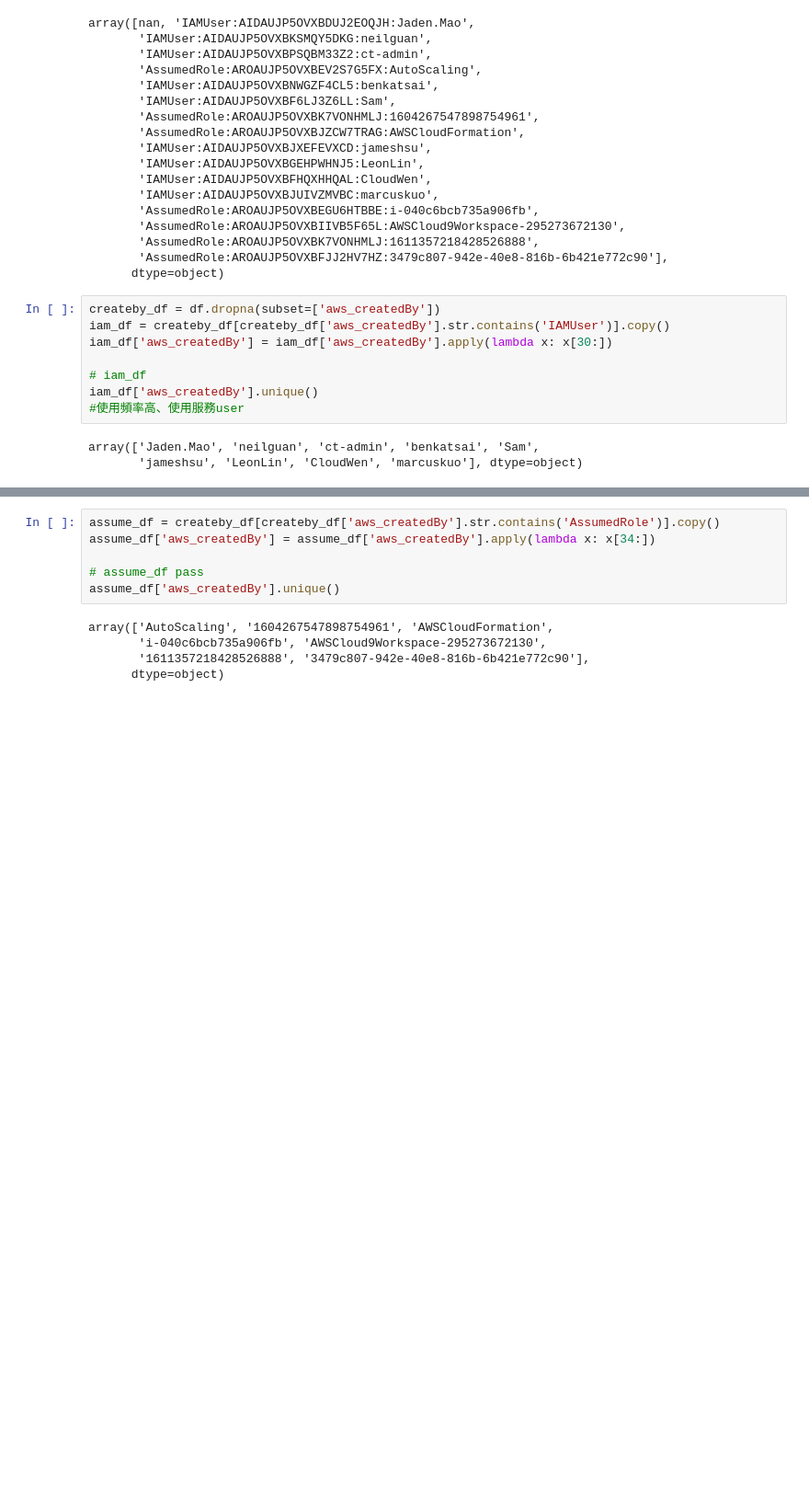
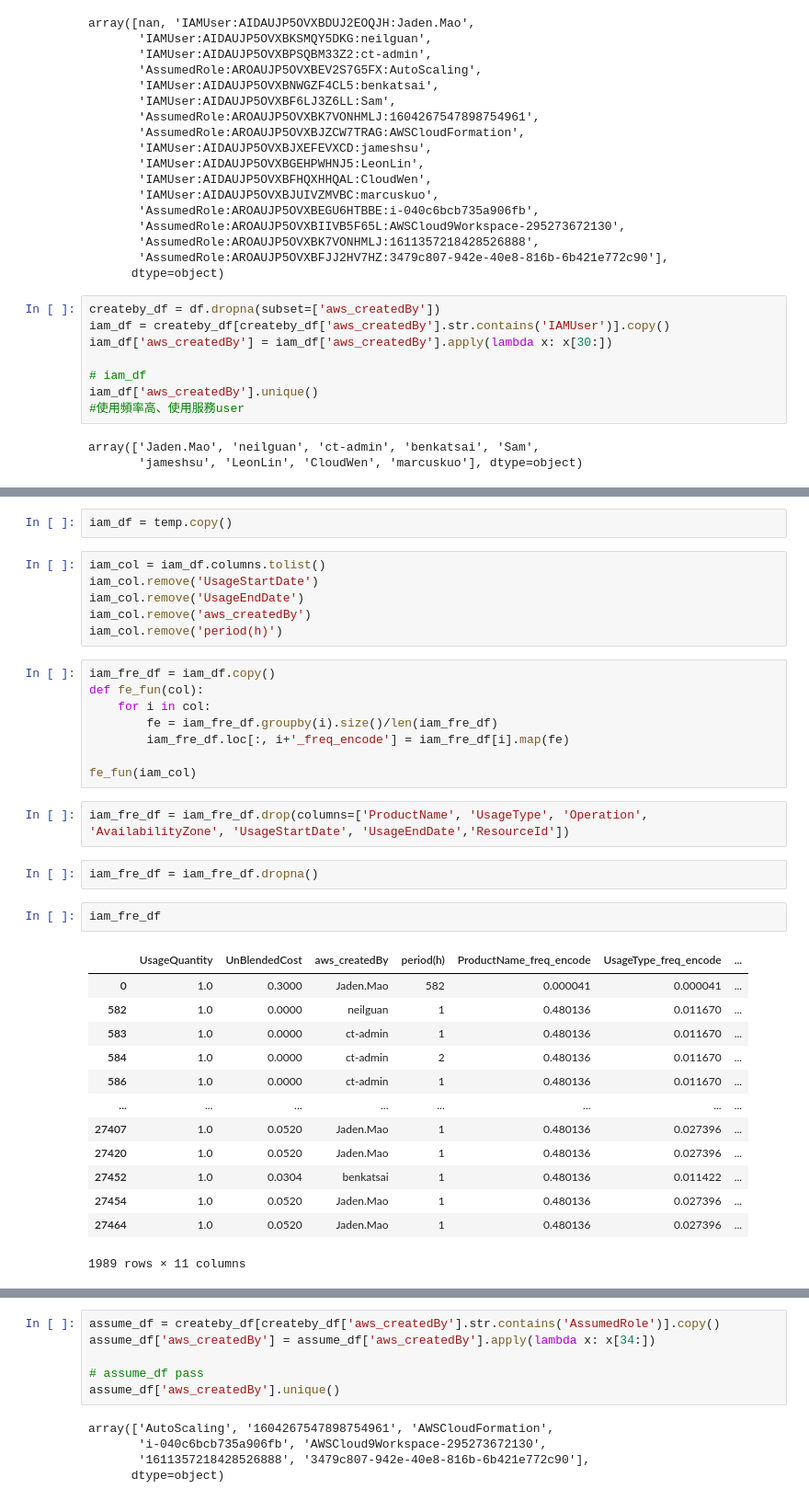
Before and after one commit to pauleezz/Cloud-Monitoring-AWS-Billing, a Jupyter notebook: Untitled.ipynb, the cells around one changed output, grey strips where cells are left out. Shown at 92% size. Cells and saved outputs as stored; diff of their text form; blank space fills up the shorter version.

```diff
--- a/Untitled.ipynb
+++ b/Untitled.ipynb
@@ -170,0 +210,36 @@ iam_df[iam_df['aws_createdBy'] =='Jaden.Mao'].groupby(by='ProductName').mean()
+# %%
+iam_df = temp.copy()
+# %%
+iam_col = iam_df.columns.tolist()
+iam_col.remove('UsageStartDate')
+iam_col.remove('UsageEndDate')
+iam_col.remove('aws_createdBy')
+iam_col.remove('period(h)')
+# %%
+iam_fre_df = iam_df.copy()
+def fe_fun(col):
+    for i in col:
+        fe = iam_fre_df.groupby(i).size()/len(iam_fre_df)
+        iam_fre_df.loc[:, i+'_freq_encode'] = iam_fre_df[i].map(fe)
+
+fe_fun(iam_col)
+# %%
+iam_fre_df = iam_fre_df.drop(columns=['ProductName', 'UsageType', 'Operation', 'AvailabilityZone', 'UsageStartDate', 'UsageEndDate','ResourceId'])
+# %%
+iam_fre_df = iam_fre_df.dropna()
+# %%
+iam_fre_df
+# %% [output]
+|  | UsageQuantity | UnBlendedCost | aws_createdBy | period(h) | ProductName_freq_encode | UsageType_freq_encode | ... |
+| 0 | 1.0 | 0.3000 | Jaden.Mao | 582 | 0.000041 | 0.000041 | ... |
+| 582 | 1.0 | 0.0000 | neilguan | 1 | 0.480136 | 0.011670 | ... |
+| 583 | 1.0 | 0.0000 | ct-admin | 1 | 0.480136 | 0.011670 | ... |
+| 584 | 1.0 | 0.0000 | ct-admin | 2 | 0.480136 | 0.011670 | ... |
+| 586 | 1.0 | 0.0000 | ct-admin | 1 | 0.480136 | 0.011670 | ... |
+| ... | ... | ... | ... | ... | ... | ... | ... |
+| 27407 | 1.0 | 0.0520 | Jaden.Mao | 1 | 0.480136 | 0.027396 | ... |
+| 27420 | 1.0 | 0.0520 | Jaden.Mao | 1 | 0.480136 | 0.027396 | ... |
+| 27452 | 1.0 | 0.0304 | benkatsai | 1 | 0.480136 | 0.011422 | ... |
+| 27454 | 1.0 | 0.0520 | Jaden.Mao | 1 | 0.480136 | 0.027396 | ... |
+| 27464 | 1.0 | 0.0520 | Jaden.Mao | 1 | 0.480136 | 0.027396 | ... |
+1989 rows × 11 columns
```
Also changed, not shown: parts of 16 cells of this notebook.
